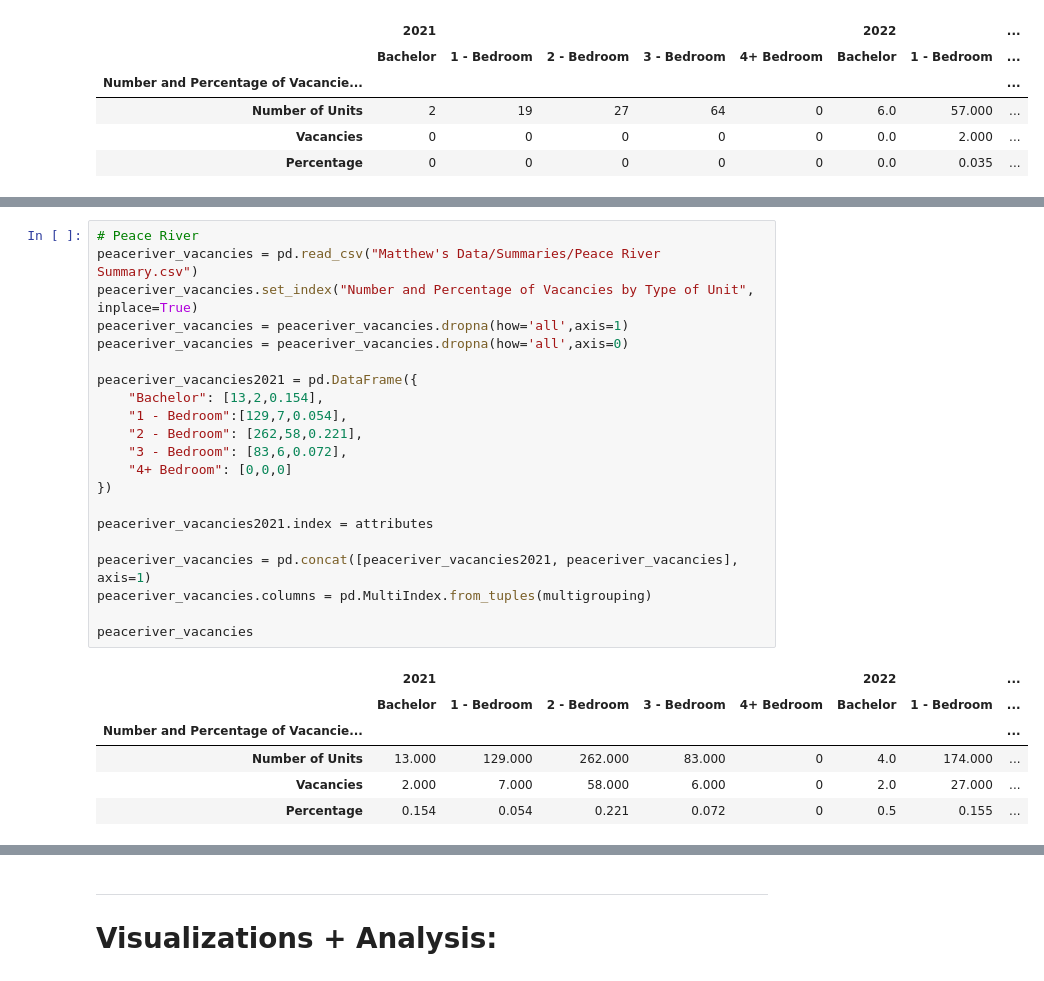
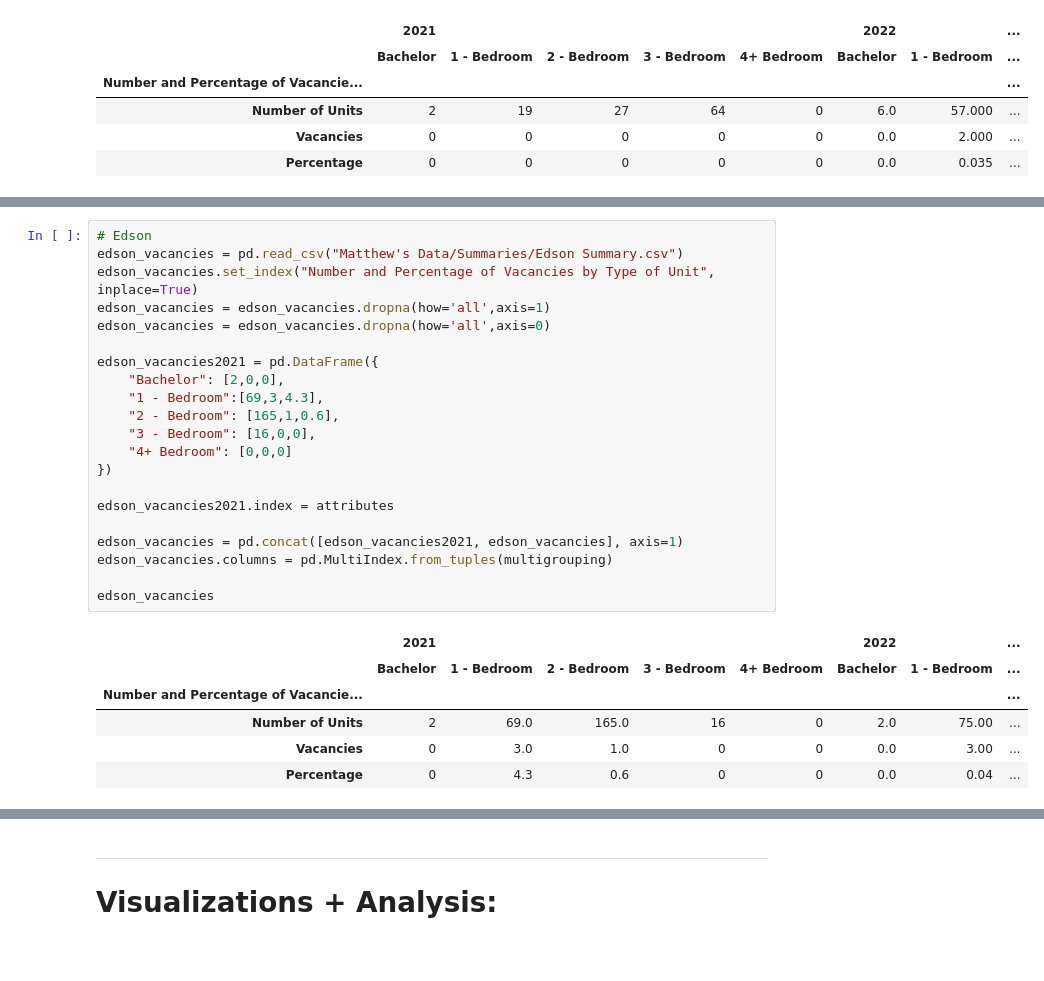
Before and after one commit to Mathemusician1729/DATA-221-Project, a Jupyter notebook: Matthew.ipynb, the cells around one changed output, grey strips where cells are left out. Drawn from its saved outputs; the diff is of its cells as text.

```diff
--- a/Matthew.ipynb
+++ b/Matthew.ipynb
@@ -518,28 +527,28 @@ banff_vacancies
 # %%
-# Peace River
-peaceriver_vacancies = pd.read_csv("Matthew's Data/Summaries/Peace River Summary.csv")
-peaceriver_vacancies.set_index("Number and Percentage of Vacancies by Type of Unit", inplace=True)
-peaceriver_vacancies = peaceriver_vacancies.dropna(how='all',axis=1)
-peaceriver_vacancies = peaceriver_vacancies.dropna(how='all',axis=0)
+# Edson
+edson_vacancies = pd.read_csv("Matthew's Data/Summaries/Edson Summary.csv")
+edson_vacancies.set_index("Number and Percentage of Vacancies by Type of Unit", inplace=True)
+edson_vacancies = edson_vacancies.dropna(how='all',axis=1)
+edson_vacancies = edson_vacancies.dropna(how='all',axis=0)
 
-peaceriver_vacancies2021 = pd.DataFrame({
-    "Bachelor": [13,2,0.154],
-    "1 - Bedroom":[129,7,0.054],
-    "2 - Bedroom": [262,58,0.221],
-    "3 - Bedroom": [83,6,0.072],
+edson_vacancies2021 = pd.DataFrame({
+    "Bachelor": [2,0,0],
+    "1 - Bedroom":[69,3,4.3],
+    "2 - Bedroom": [165,1,0.6],
+    "3 - Bedroom": [16,0,0],
     "4+ Bedroom": [0,0,0]
 })
 
-peaceriver_vacancies2021.index = attributes
+edson_vacancies2021.index = attributes
 
-peaceriver_vacancies = pd.concat([peaceriver_vacancies2021, peaceriver_vacancies], axis=1)
-peaceriver_vacancies.columns = pd.MultiIndex.from_tuples(multigrouping)
+edson_vacancies = pd.concat([edson_vacancies2021, edson_vacancies], axis=1)
+edson_vacancies.columns = pd.MultiIndex.from_tuples(multigrouping)
 
-peaceriver_vacancies
+edson_vacancies
 # %% [output]
 |  | 2021 |  |  |  |  | 2022 |  | ... |
 |  | Bachelor | 1 - Bedroom | 2 - Bedroom | 3 - Bedroom | 4+ Bedroom | Bachelor | 1 - Bedroom | ... |
 | Number and Percentage of Vacancie... |  |  |  |  |  |  |  | ... |
-| Number of Units | 13.000 | 129.000 | 262.000 | 83.000 | 0 | 4.0 | 174.000 | ... |
-| Vacancies | 2.000 | 7.000 | 58.000 | 6.000 | 0 | 2.0 | 27.000 | ... |
-| Percentage | 0.154 | 0.054 | 0.221 | 0.072 | 0 | 0.5 | 0.155 | ... |
+| Number of Units | 2 | 69.0 | 165.0 | 16 | 0 | 2.0 | 75.00 | ... |
+| Vacancies | 0 | 3.0 | 1.0 | 0 | 0 | 0.0 | 3.00 | ... |
+| Percentage | 0 | 4.3 | 0.6 | 0 | 0 | 0.0 | 0.04 | ... |
```
Also changed, not shown: parts of 35 cells of this notebook, 2 other files.
